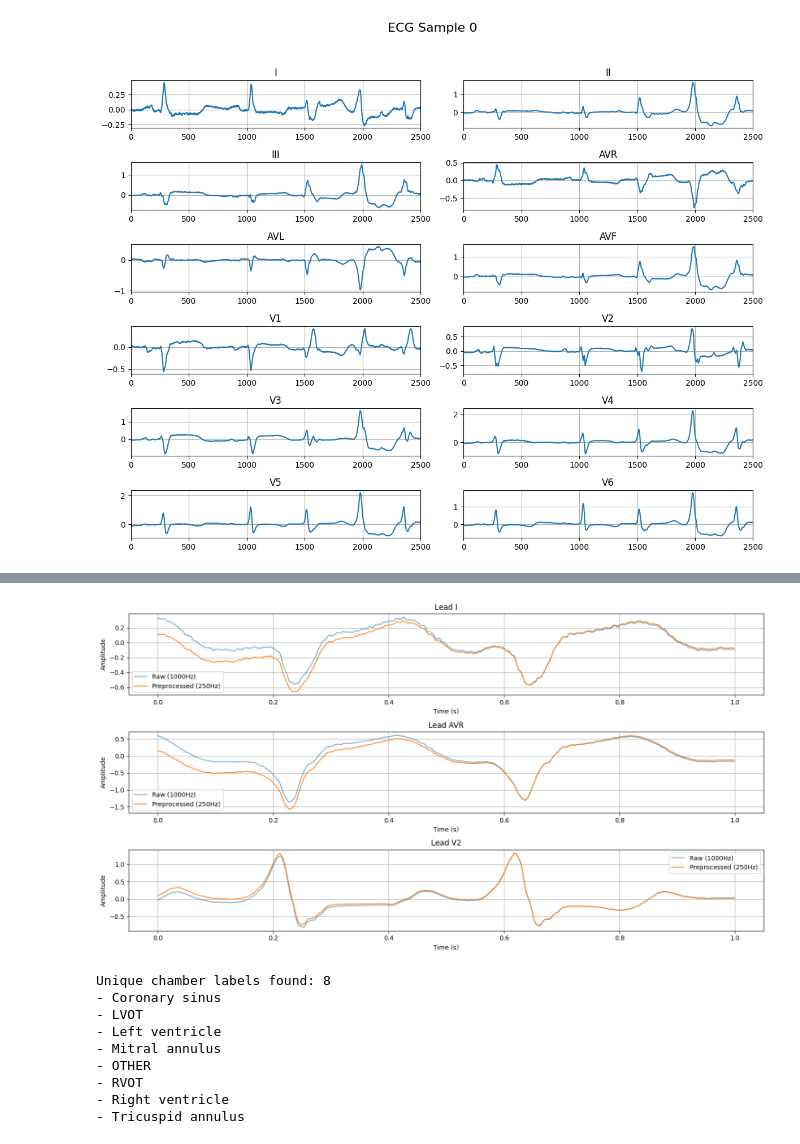
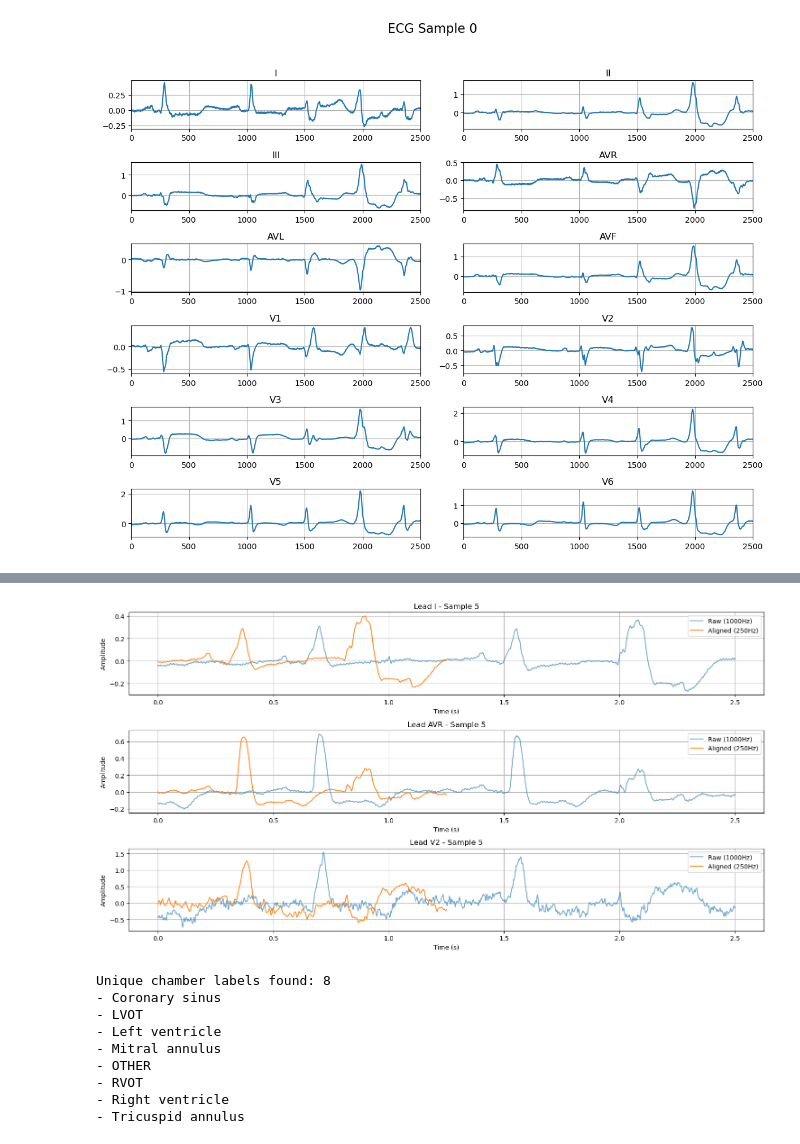
Before and after one commit to taniapazospuig/compbiomed-seminars, a Jupyter notebook: 01_small_dataset_preprocessing.ipynb, the cells around one changed output, grey strips where cells are left out. Drawn from its saved outputs; the diff is of its cells as text; code cells hidden in the pictures.

Commit message:
R-alignment

```diff
--- a/01_small_dataset_preprocessing.ipynb
+++ b/01_small_dataset_preprocessing.ipynb
@@ -138,17 +170,11 @@ def preprocess_ecg_signal(ecg_signals, fs=1000, target_fs=250, high=0.5, low=100
 # %%
-# Apply preprocessing to all ECGs
 preprocessed_ecgs = []
 for i in range(multi_lead_ecgs.shape[0]):
     signal_raw = multi_lead_ecgs[i].T  # shape becomes [2500, 12]
-    processed = preprocess_ecg_signal(signal_raw) # Apply to each sample
-    preprocessed_ecgs.append(processed)
-    # preprocesses_ecgs becomes a list of arrays, each of shape [625, 12]
+    processed = preprocess_ecg_signal(signal_raw)  # shape [625, 12]
+    aligned = align_to_r_peak(processed)  # shape [312, 12]
+    preprocessed_ecgs.append(aligned)
 
-# Try stacking into a 3D array
-# If all processed signals have identical  shape [625,12], they are stacked
-try:
-    preprocessed_ecgs = np.stack(preprocessed_ecgs)
-    print("All signals successfully preprocessed to shape:", preprocessed_ecgs.shape)
-except:
-    print("Signals have different lengths. Stored as a list.")
+preprocessed_ecgs = np.stack(preprocessed_ecgs)  # shape [n_samples, 312, 12]
+print("All signals aligned to R peak. Final shape:", preprocessed_ecgs.shape)
 # %% [output]
@@ -156,43 +211,38 @@ All signals successfully preprocessed to shape: (181, 625, 12)
 # %%
-# Compare the raw and preprocessed signals
-# Leads that might show more noise or differences after preprocessing
+# Compare the raw signal vs. aligned signal for a given sample
+sample_idx = i  # make sure 'i' is defined or choose another valid sample index
+
 leads_to_plot = ['I', 'AVR', 'V2']
 lead_indices = [ecg_leads.index(lead) for lead in leads_to_plot]
 
-# Raw and processed signals
-raw_signal = multi_lead_ecgs[i]  # [12, 2500]
-if isinstance(preprocessed_ecgs, list):
-    processed_signal = preprocessed_ecgs[i].T
-else:
-    processed_signal = preprocessed_ecgs[i].T  # [12, 625]
+# Raw signal: shape [12, 2500]
+raw_signal = multi_lead_ecgs[sample_idx]
+
+# Aligned signal (after preprocessing and R-peak alignment): shape [312, 12]
+aligned_signal = preprocessed_ecgs[sample_idx].T  # shape [12, 312]
 
 # Time axes
-t_raw = np.linspace(0, 2.5, raw_signal.shape[1])        # 2500 samples at 1000 Hz
-t_processed = np.linspace(0, 2.5, processed_signal.shape[1])  # 625 samples at 250 Hz
-
-# Focus on first second only (for better detail)
-max_time = 1.0
-raw_mask = t_raw <= max_time
-proc_mask = t_processed <= max_time
+t_raw = np.linspace(0, 2.5, raw_signal.shape[1])              # 2500 samples at 1000 Hz
+t_aligned = np.linspace(0, 1.25, aligned_signal.shape[1])     # 312 samples at 250 Hz
 
 plt.figure(figsize=(15, 8))
 
 for k, lead_idx in enumerate(lead_indices):
     plt.subplot(len(lead_indices), 1, k+1)
 
-    plt.plot(t_raw[raw_mask], raw_signal[lead_idx][raw_mask], label='Raw (1000Hz)', alpha=0.6)
-    plt.plot(t_processed[proc_mask], processed_signal[lead_idx][proc_mask], label='Preprocessed (250Hz)', alpha=0.9)
+    plt.plot(t_raw, raw_signal[lead_idx], label='Raw (1000Hz)', alpha=0.6)
+    plt.plot(t_aligned, aligned_signal[lead_idx], label='Aligned (250Hz)', alpha=0.9)
 
-    plt.title(f"Lead {ecg_leads[lead_idx]}")
+    plt.title(f"Lead {ecg_leads[lead_idx]} - Sample {sample_idx}")
     plt.xlabel("Time (s)")
     plt.ylabel("Amplitude")
     plt.legend()
     plt.grid(True)
 
 plt.tight_layout()
 plt.show()
 # %% [output]
-[figure, old version]
+[figure, new version]
 # %%
 # Map SOO to chamber (Left / Right /OTHER)
 # Load Hoja1 and Hoja2 from the mapping Excel file
```
Also changed, not shown: parts of 17 cells of this notebook.
